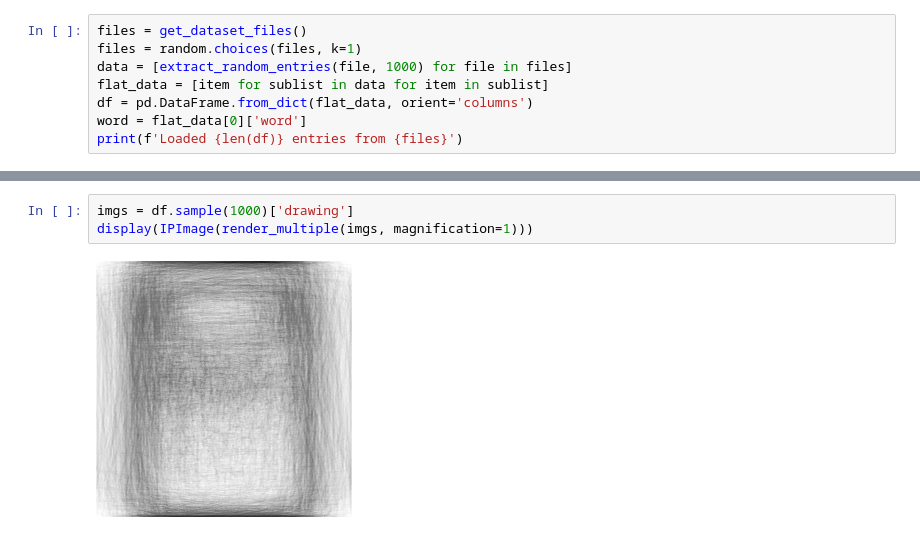
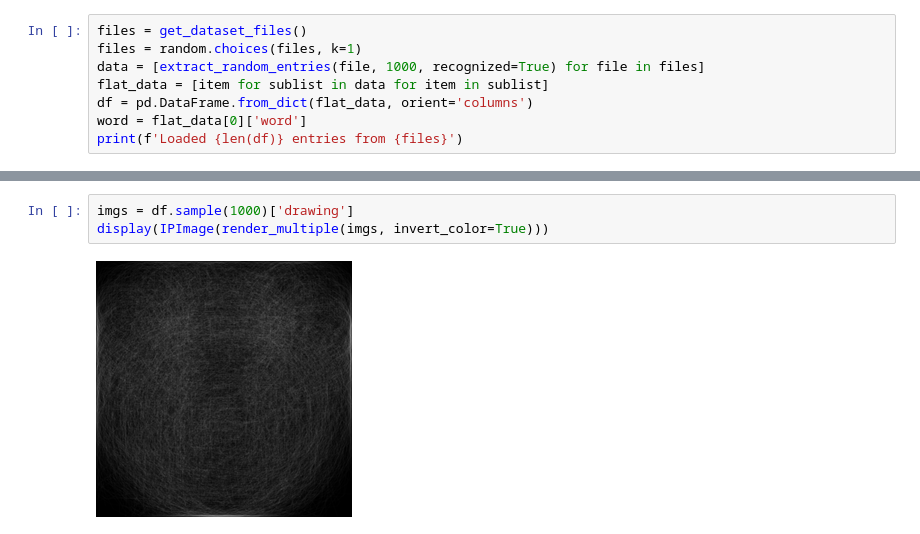
Before and after one commit to SzaboKrisztian/aai-final-project, a Jupyter notebook: final-project.ipynb, the cells around one changed output, grey strips where cells are left out. Saved outputs shown, nothing was run; the diff lists cells and outputs as text.

```diff
--- a/final-project.ipynb
+++ b/final-project.ipynb
@@ -13,7 +12,7 @@ The autoreload extension is already loaded. To reload it, use:
 # %%
 files = get_dataset_files()
 files = random.choices(files, k=1)
-data = [extract_random_entries(file, 1000) for file in files]
+data = [extract_random_entries(file, 1000, recognized=True) for file in files]
 flat_data = [item for sublist in data for item in sublist]
 df = pd.DataFrame.from_dict(flat_data, orient='columns')
 word = flat_data[0]['word']
@@ -26,6 +27,6 @@ display(IPImage(render_single(img, magnification=4)))
 # %%
 imgs = df.sample(1000)['drawing']
-display(IPImage(render_multiple(imgs, magnification=1)))
+display(IPImage(render_multiple(imgs, invert_color=True)))
 # %% [output]
-[figure, old version]
+[figure, new version]
 # %%
```
Also changed, not shown: parts of 5 cells of this notebook, 1 other file.
